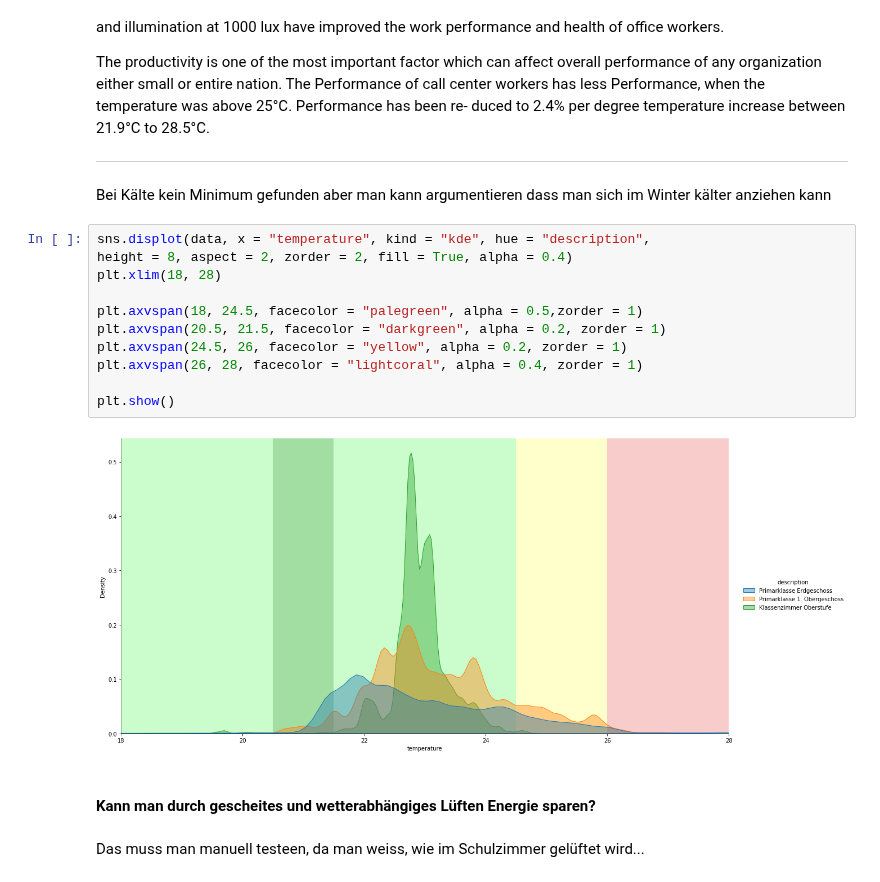
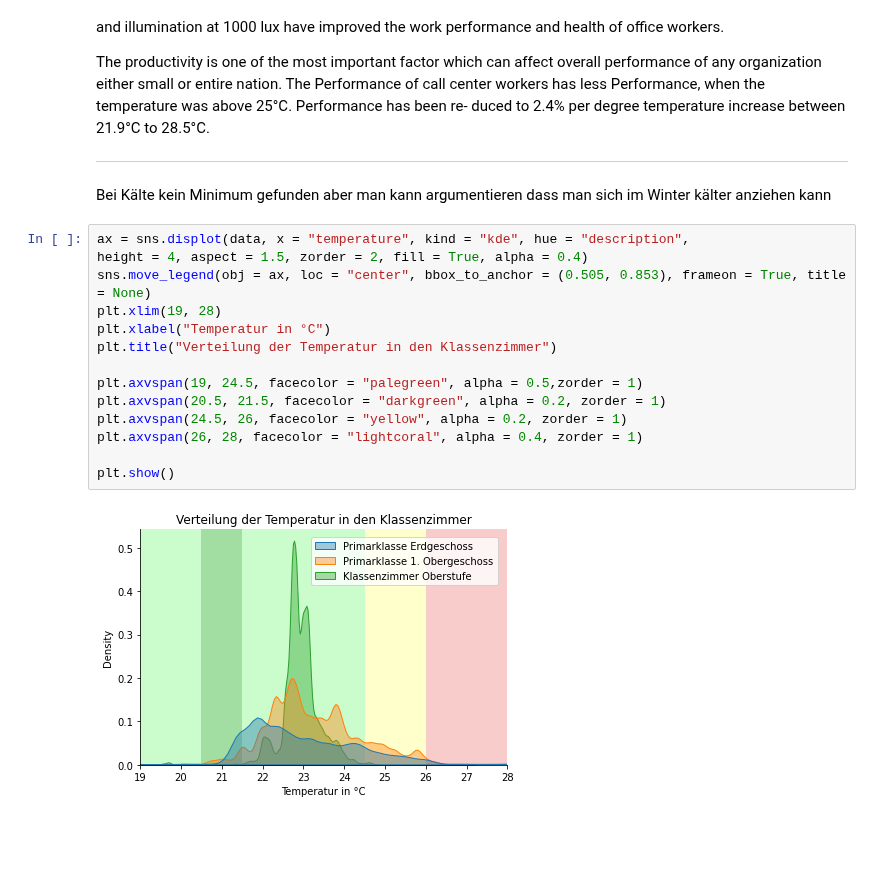
Before and after one commit to Smart-Classroom-Challenge/Data-Evaluation, a Jupyter notebook: Forschungsfrage_4.ipynb, the cells around one changed output. Cells and saved outputs as stored; diff of their text form; blank space fills up the shorter version.

```diff
--- a/Forschungsfrage_4.ipynb
+++ b/Forschungsfrage_4.ipynb
@@ -158,19 +161,18 @@ The productivity is one of the most important factor which can affect overall pe
 ---
 Bei Kälte kein Minimum gefunden aber man kann argumentieren dass man sich im Winter kälter anziehen kann
 # %%
-sns.displot(data, x = "temperature", kind = "kde", hue = "description",
-height = 8, aspect = 2, zorder = 2, fill = True, alpha = 0.4)
-plt.xlim(18, 28)
+ax = sns.displot(data, x = "temperature", kind = "kde", hue = "description",
+height = 4, aspect = 1.5, zorder = 2, fill = True, alpha = 0.4)
+sns.move_legend(obj = ax, loc = "center", bbox_to_anchor = (0.505, 0.853), frameon = True, title = None)
+plt.xlim(19, 28)
+plt.xlabel("Temperatur in °C")
+plt.title("Verteilung der Temperatur in den Klassenzimmer")
 
-plt.axvspan(18, 24.5, facecolor = "palegreen", alpha = 0.5,zorder = 1)
+plt.axvspan(19, 24.5, facecolor = "palegreen", alpha = 0.5,zorder = 1)
 plt.axvspan(20.5, 21.5, facecolor = "darkgreen", alpha = 0.2, zorder = 1)
 plt.axvspan(24.5, 26, facecolor = "yellow", alpha = 0.2, zorder = 1)
 plt.axvspan(26, 28, facecolor = "lightcoral", alpha = 0.4, zorder = 1)
 
 plt.show()
 # %% [output]
-[figure, old version]
+[figure, new version]
-# %% [markdown]
-#### Kann man durch gescheites und wetterabhängiges Lüften Energie sparen?
-# %% [markdown]
-Das muss man manuell testeen, da man weiss, wie im Schulzimmer gelüftet wird...
```
Also changed, not shown: parts of 1 cell of this notebook.
